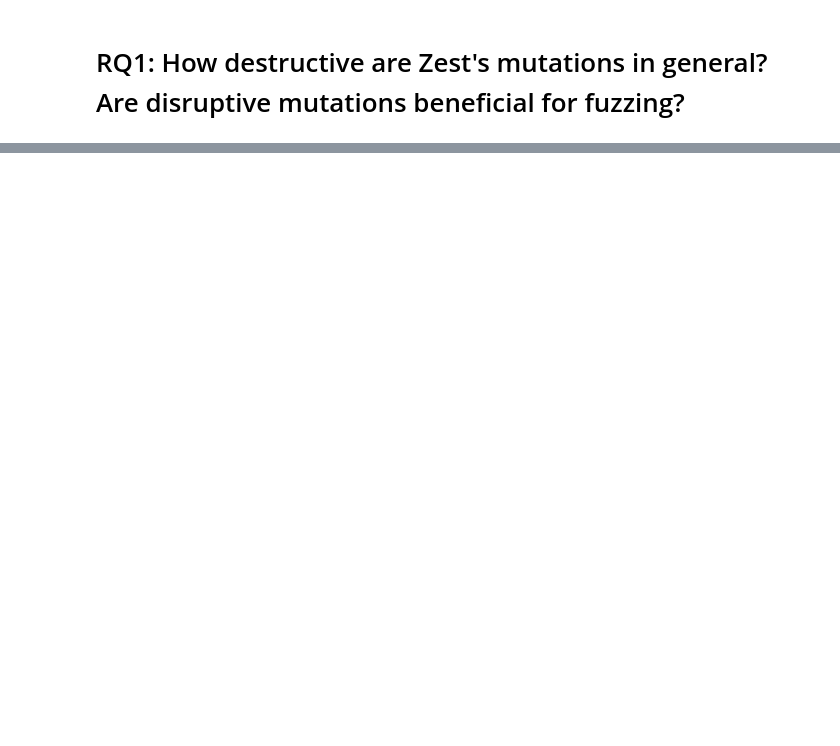
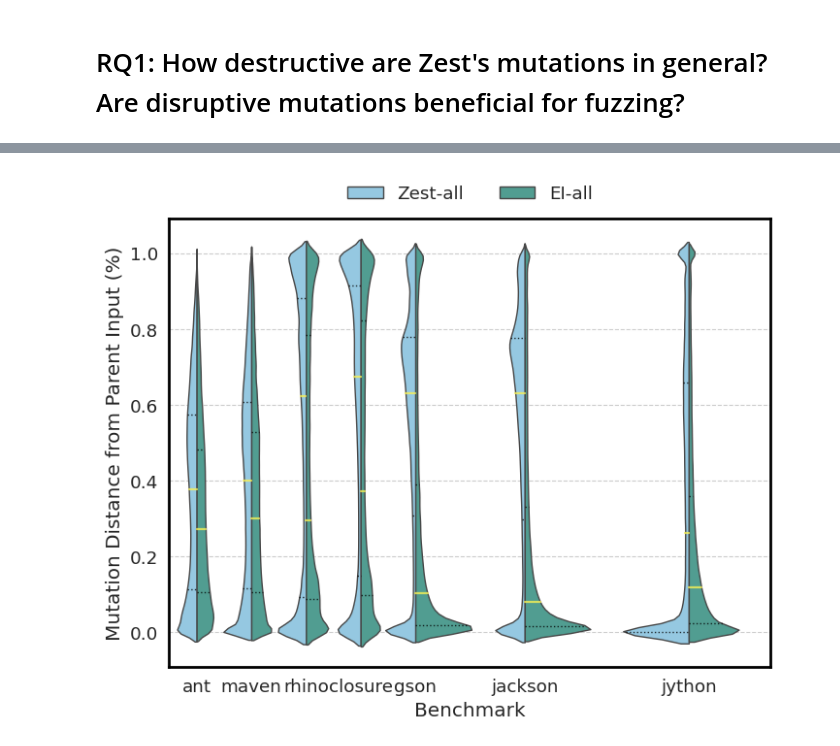
Before and after one commit to aoli-al/JQF-ei, a Jupyter notebook: scripts/experiments/ei/ei-ubc/data_exploration.ipynb, the cells around one changed output, grey strips where cells are left out. Saved outputs shown, nothing was run; the diff lists cells and outputs as text; code cells hidden in the pictures; blank space fills up the shorter version.

```diff
--- a/scripts/experiments/ei/ei-ubc/data_exploration.ipynb
+++ b/scripts/experiments/ei/ei-ubc/data_exploration.ipynb
@@ -129,6 +138,8 @@ violin_plot_for_mutation_distance(zest_df, experiment_name, 'rq1_zest_all_vs_sav
 # %%
-x_order = ('ant', 'maven', 'rhino', 'closure', 'gson', 'NA1', 'jackson', 'NA2', 'jython', 'NA3')
-violin_plot_for_mutation_distance(all_input_df, experiment_name, 'rq2_zest_vs_ei', width=1.8, x_order=x_order)
+x_order = ('ant', 'maven', 'rhino', 'closure', 'gson', 'NA1', 'jackson', 'NA2', 'NA4', 'jython', 'NA3')
+violin_plot_for_mutation_distance(all_input_df, experiment_name, 'rq2_zest_vs_ei', width=2.4, x_order=x_order)
+# %% [output]
+[figure, added]
 # %%
 # stats table
 groupby = all_input_df.groupby(['algorithm', 'benchmark_name'], as_index=False)
```
Also changed, not shown: parts of 5 cells of this notebook, 1 other file.
